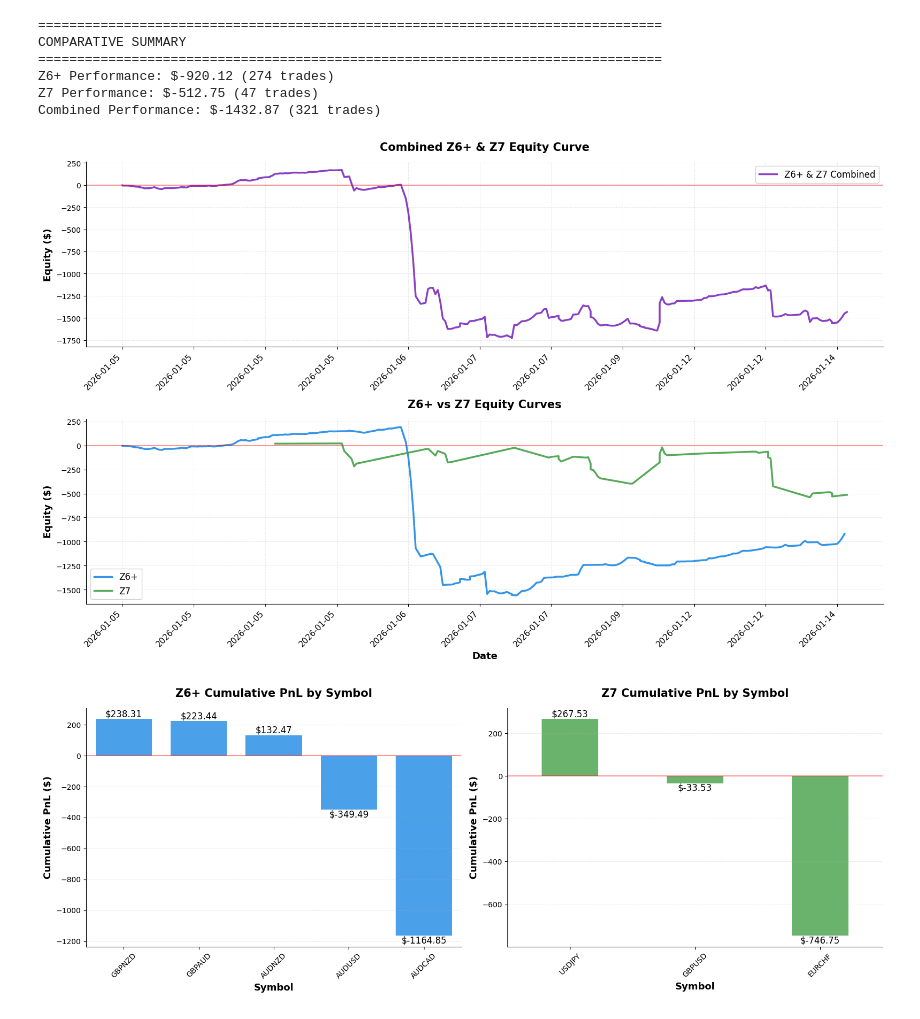
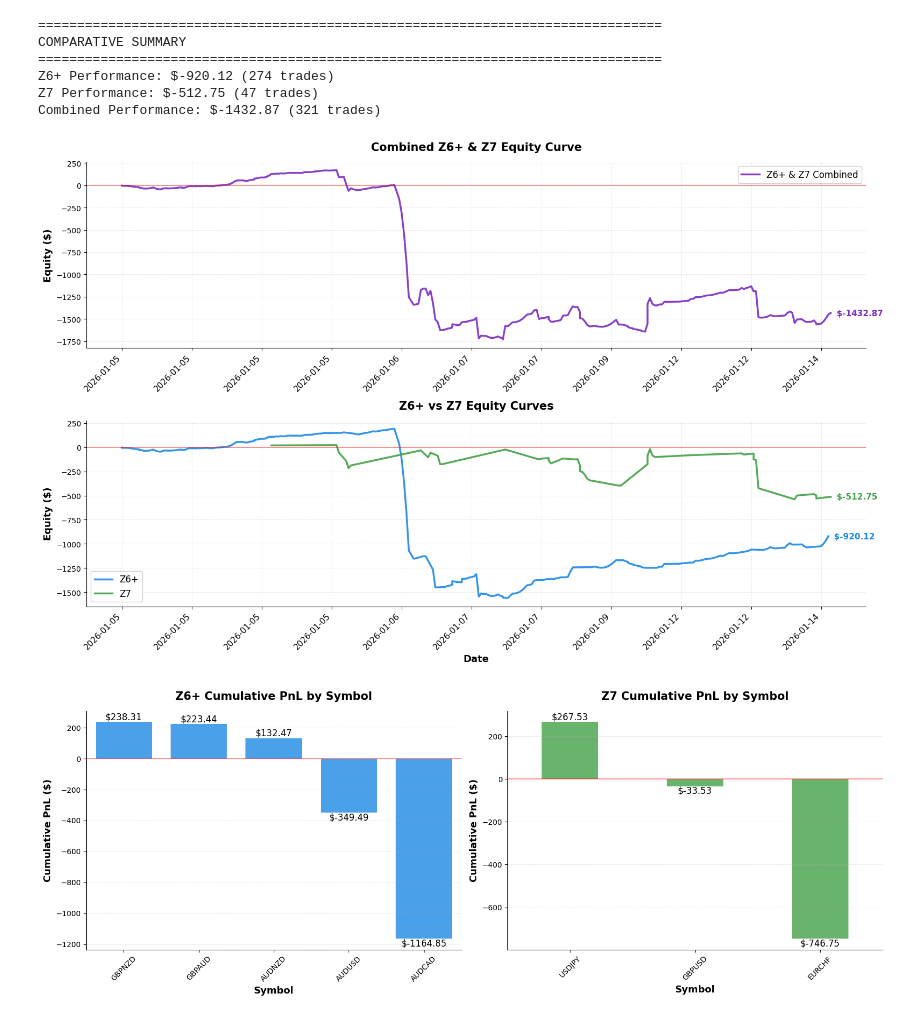
Before and after one commit to BlazOrsos/quant-journey, a Jupyter notebook: research/ftmo/ftmo_trades_analysis.ipynb, the cells around one changed output. Cells and saved outputs as stored; diff of their text form; code cells hidden in the pictures.

Commit message:
annotations

```diff
--- a/research/ftmo/ftmo_trades_analysis.ipynb
+++ b/research/ftmo/ftmo_trades_analysis.ipynb
@@ -71,40 +71,59 @@ fig, axs = plt.subplots(2, 1, figsize=(16, 10))
 # Top plot: Combined equity curve
 axs[0].plot(combined_positions, combined_trades['combined_equity'].values,
            linewidth=2.5, color='#7B2CBF', label='Z6+ & Z7 Combined', alpha=0.9)
+
+# Add final value annotation for combined
+final_combined_value = combined_trades['combined_equity'].iloc[-1]
+final_combined_pos = combined_positions.iloc[-1]
+axs[0].text(final_combined_pos, final_combined_value, f'  ${final_combined_value:.2f}',
+           va='center', ha='left', fontsize=11, fontweight='bold', color='#7B2CBF')
+
 axs[0].set_ylabel('Equity ($)', fontsize=13, fontweight='bold')
 axs[0].set_title('Combined Z6+ & Z7 Equity Curve', fontsize=15, fontweight='bold', pad=15)
 axs[0].legend(fontsize=12, loc='best', framealpha=0.9)
 axs[0].grid(True, alpha=0.3, linestyle='--', linewidth=0.7)
 axs[0].axhline(y=0, color='red', linestyle='-', linewidth=1.5, alpha=0.4)
 axs[0].spines['top'].set_visible(False)
 axs[0].spines['right'].set_visible(False)
 
 # Bottom plot: Individual equity curves
 axs[1].plot(z6p_positions, z6p_trades['equity'].values, linewidth=2.5,
            color='#1E88E5', label='Z6+', alpha=0.9)
 axs[1].plot(z7_positions, z7_trades['equity'].values, linewidth=2.5,
            color='#43A047', label='Z7', alpha=0.9)
+
+# Add final value annotations
+final_z6p_value = z6p_trades['equity'].iloc[-1]
+final_z6p_pos = z6p_positions.iloc[-1]
+axs[1].text(final_z6p_pos, final_z6p_value, f'  ${final_z6p_value:.2f}',
+           va='center', ha='left', fontsize=11, fontweight='bold', color='#1E88E5')
+
+final_z7_value = z7_trades['equity'].iloc[-1]
+final_z7_pos = z7_positions.iloc[-1]
+axs[1].text(final_z7_pos, final_z7_value, f'  ${final_z7_value:.2f}',
+           va='center', ha='left', fontsize=11, fontweight='bold', color='#43A047')
+
 axs[1].set_xlabel('Date', fontsize=13, fontweight='bold')
 axs[1].set_ylabel('Equity ($)', fontsize=13, fontweight='bold')
 axs[1].set_title('Z6+ vs Z7 Equity Curves', fontsize=15, fontweight='bold', pad=15)
 axs[1].legend(fontsize=12, loc='best', framealpha=0.9)
 axs[1].grid(True, alpha=0.3, linestyle='--', linewidth=0.7)
 axs[1].axhline(y=0, color='red', linestyle='-', linewidth=1.5, alpha=0.4)
 axs[1].spines['top'].set_visible(False)
 axs[1].spines['right'].set_visible(False)
 
 # Set custom x-axis labels for both plots with better spacing
 tick_interval = max(1, len(all_dates) // 10)
 tick_positions = list(range(0, len(all_dates), tick_interval))
 for ax in axs:
     ax.set_xticks(tick_positions)
     ax.set_xticklabels([all_dates.iloc[i].strftime('%Y-%m-%d') for i in tick_positions],
                        rotation=45, ha='right', fontsize=11)
 
 plt.tight_layout()
 plt.show()
 # %% [output]
-[figure, old version]
+[figure, new version]
 # %%
 # Create histogram-like plots for Z6+ and Z7 showing cumulative PnL by symbol
 fig, axs = plt.subplots(1, 2, figsize=(16, 6))
```
